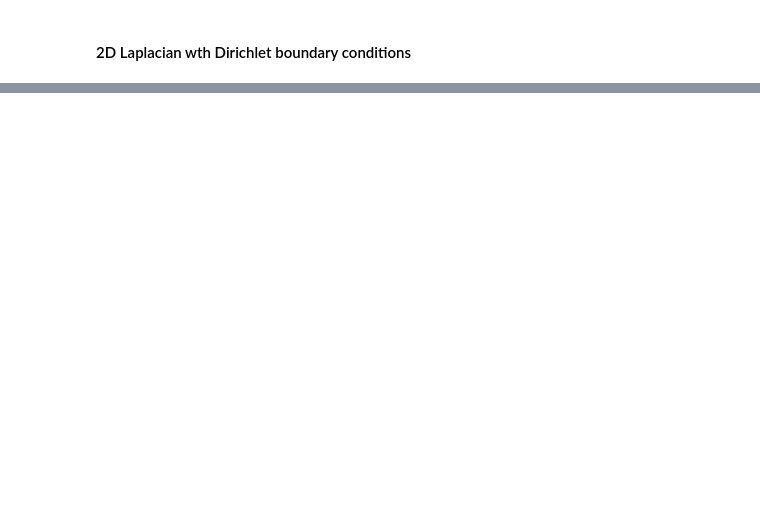
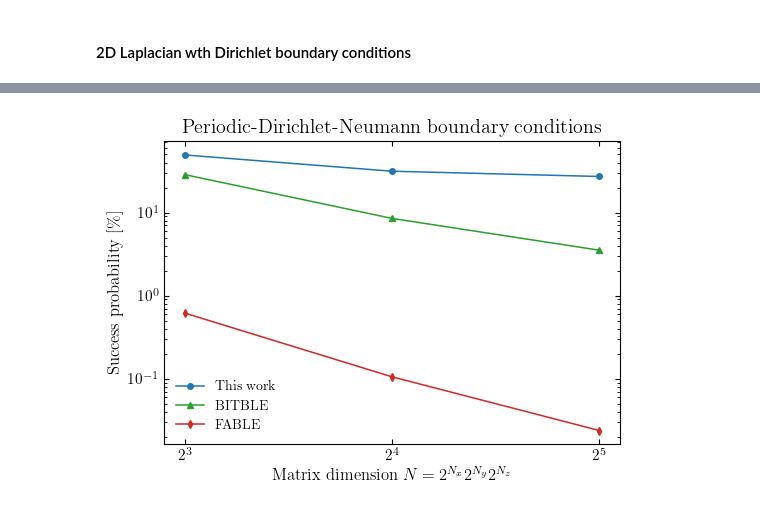
Before and after one commit to TDC28/laplacian_beqc, a Jupyter notebook: compare.ipynb, the cells around one changed output, grey strips where cells are left out. Saved outputs shown, nothing was run; the diff lists cells and outputs as text; code cells hidden in the pictures; blank space fills up the shorter version.

```diff
--- a/compare.ipynb
+++ b/compare.ipynb
@@ -894,0 +1405,95 @@ plt.show()
+# %%
+nqs = list(range(3, 6))
+n_points = 2 ** np.array(nqs)
+
+sprob_our_be_3d_pdn = []
+sprob_fable_3d_pdn = []
+sprob_bitble_3d_pdn = []
+
+for nq in nqs:
+    nq1, nq2, nq3 = nq // 3, (nq + 1) // 3, (nq + 2) // 3
+    deltas = [2**-nq1, 2**-nq2, 2**-nq3]
+    v_normed = prepare_v_vector([nq1, nq2, nq3], v_3d, deltas)
+    lap_mat = generate_laplacian(
+        [2**nq1, 2**nq2, 2**nq3],
+        deltas,
+        ["periodic", "dirichlet", "neumann"],
+        analytic_normalize=True,
+    )
+
+    # Our block encoding
+    qc = generate_laplacian_block_encoding(
+        [nq1, nq2, nq3], deltas, ["periodic", "dirichlet", "neumann"], v_normed
+    )
+    unitary = get_circuit_unitary(qc, [nq1, nq2, nq3])
+    sprob_our_be_3d_pdn.append(100 * np.linalg.norm(unitary[:, 0]) ** 2)
+
+    # FABLE
+    qc = QuantumCircuit(2 * nq + 1)
+    qc.append(StatePreparation(v_normed), qc.qubits[:nq])
+    qc_fable, _ = fable(lap_mat.todense())
+    qc.append(qc_fable, qc.qubits)
+    qc.save_unitary()
+    unitary = get_circuit_unitary(qc, [nq1, nq2, nq3])
+    sprob_fable_3d_pdn.append(100 * np.linalg.norm(unitary[:, 0]) ** 2)
+
+    # BITBLE
+    qc = QuantumCircuit(2 * nq)
+    qc.append(StatePreparation(v_normed), qc.qubits[:nq])
+    qc_bitble = load(f"bitble_circuits/3d/pdn/bitble1_{nq}qubits.qasm").reverse_bits()
+    qc.append(qc_bitble, qc.qubits)
+    qc.save_unitary()
+    unitary = get_circuit_unitary(qc, [nq1, nq2, nq3])
+    sprob_bitble_3d_pdn.append(100 * np.linalg.norm(unitary[:, 0]) ** 2)
+
+
+plt.figure(figsize=(5.5, 4))
+plt.plot(
+    n_points,
+    sprob_our_be_3d_pdn,
+    color=colors["ours"],
+    marker=markers["ours"],
+    label="This work",
+)
+plt.plot(
+    n_points,
+    sprob_bitble_3d_pdn,
+    color=colors["bitble"],
+    marker=markers["bitble"],
+    label="BITBLE",
+)
+plt.plot(
+    n_points,
+    sprob_fable_3d_pdn,
+    color=colors["fable"],
+    marker=markers["fable"],
+    label="FABLE",
+)
+
+plt.xscale("log")
+plt.xlabel(r"Matrix dimension $N=2^{N_x} 2^{N_y} 2^{N_z}$")
+
+plt.yscale("log")
+y_ticks = [10 ** (-i) for i in range(-1, 4)]
+y_labels = ["10", "1"] + [f"$10^{{{-i}}}$" for i in range(1, 4)]
+plt.yticks(y_ticks, y_labels)
+plt.ylabel("Success probability [\%]")
+
+# -------------------------------------------------
+# Axis formatting
+# -------------------------------------------------
+ax = plt.gca()
+ax.xaxis.set_minor_locator(mpl.ticker.NullLocator())
+ax.yaxis.set_minor_locator(mpl.ticker.NullLocator())
+ax.grid(False)
+ax.tick_params(direction="in", which="both", top=True, right=True)
+ax.set_xscale("log", base=2)
+ax.set_yscale("log")
+
+plt.title("Periodic-Dirichlet-Neumann boundary conditions")
+plt.legend(frameon=False)
+plt.tight_layout()
+plt.savefig("figs/3d_dpn_success_probability.png", dpi=600)
+plt.show()
+# %% [output]
+[figure, added]
```
Also changed, not shown: parts of 23 cells of this notebook, 6 other files.
